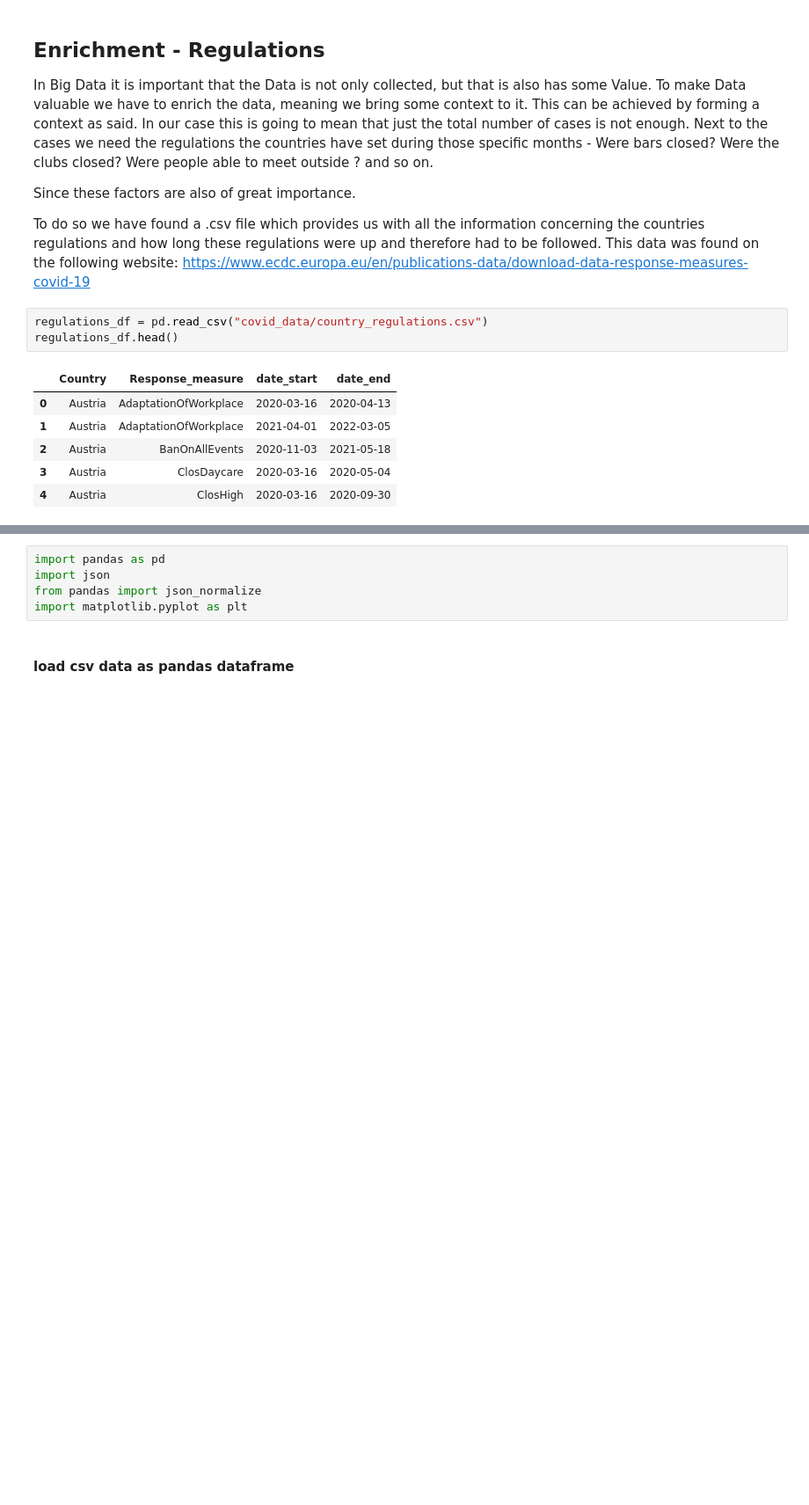
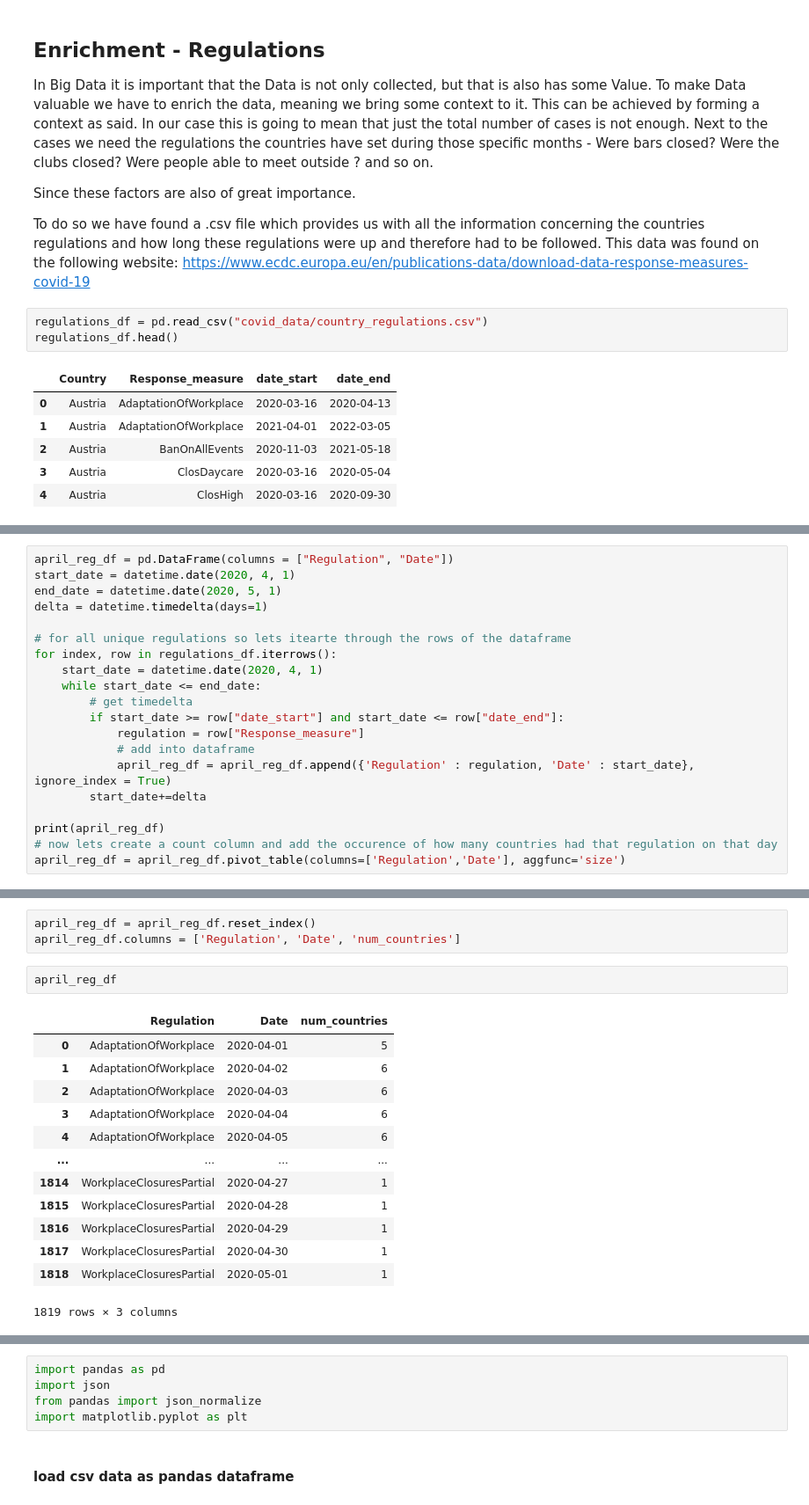
Before and after one commit to kiubb02/BigData_LoL, a Jupyter notebook: main.ipynb, the cells around one changed output, grey strips where cells are left out. Shown: that part at 88% size. Drawn from its saved outputs; the diff is of its cells as text; blank space fills up the shorter version.

```diff
--- a/main.ipynb
+++ b/main.ipynb
@@ -315,0 +589,20 @@ Since we have the covid 19 numbers , as well as the incoming player counts per g
+# %%
+april_reg_df = pd.DataFrame(columns = ["Regulation", "Date"])
+start_date = datetime.date(2020, 4, 1)
+end_date = datetime.date(2020, 5, 1)
+delta = datetime.timedelta(days=1)
+
+# for all unique regulations so lets itearte through the rows of the dataframe
+for index, row in regulations_df.iterrows():
+    start_date = datetime.date(2020, 4, 1)
+    while start_date <= end_date:
+        # get timedelta
+        if start_date >= row["date_start"] and start_date <= row["date_end"]:
+            regulation = row["Response_measure"]
+            # add into dataframe
+            april_reg_df = april_reg_df.append({'Regulation' : regulation, 'Date' : start_date}, ignore_index = True)
+        start_date+=delta
+
+print(april_reg_df)
+# now lets create a count column and add the occurence of how many countries had that regulation on that day
+april_reg_df = april_reg_df.pivot_table(columns=['Regulation','Date'], aggfunc='size')
@@ -315,0 +625,19 @@ Since we have the covid 19 numbers , as well as the incoming player counts per g
+# %%
+april_reg_df = april_reg_df.reset_index()
+april_reg_df.columns = ['Regulation', 'Date', 'num_countries']
+# %%
+april_reg_df
+# %% [output]
+|  | Regulation | Date | num_countries |
+| 0 | AdaptationOfWorkplace | 2020-04-01 | 5 |
+| 1 | AdaptationOfWorkplace | 2020-04-02 | 6 |
+| 2 | AdaptationOfWorkplace | 2020-04-03 | 6 |
+| 3 | AdaptationOfWorkplace | 2020-04-04 | 6 |
+| 4 | AdaptationOfWorkplace | 2020-04-05 | 6 |
+| ... | ... | ... | ... |
+| 1814 | WorkplaceClosuresPartial | 2020-04-27 | 1 |
+| 1815 | WorkplaceClosuresPartial | 2020-04-28 | 1 |
+| 1816 | WorkplaceClosuresPartial | 2020-04-29 | 1 |
+| 1817 | WorkplaceClosuresPartial | 2020-04-30 | 1 |
+| 1818 | WorkplaceClosuresPartial | 2020-05-01 | 1 |
+1819 rows × 3 columns
```
Also changed, not shown: parts of 31 cells of this notebook.
